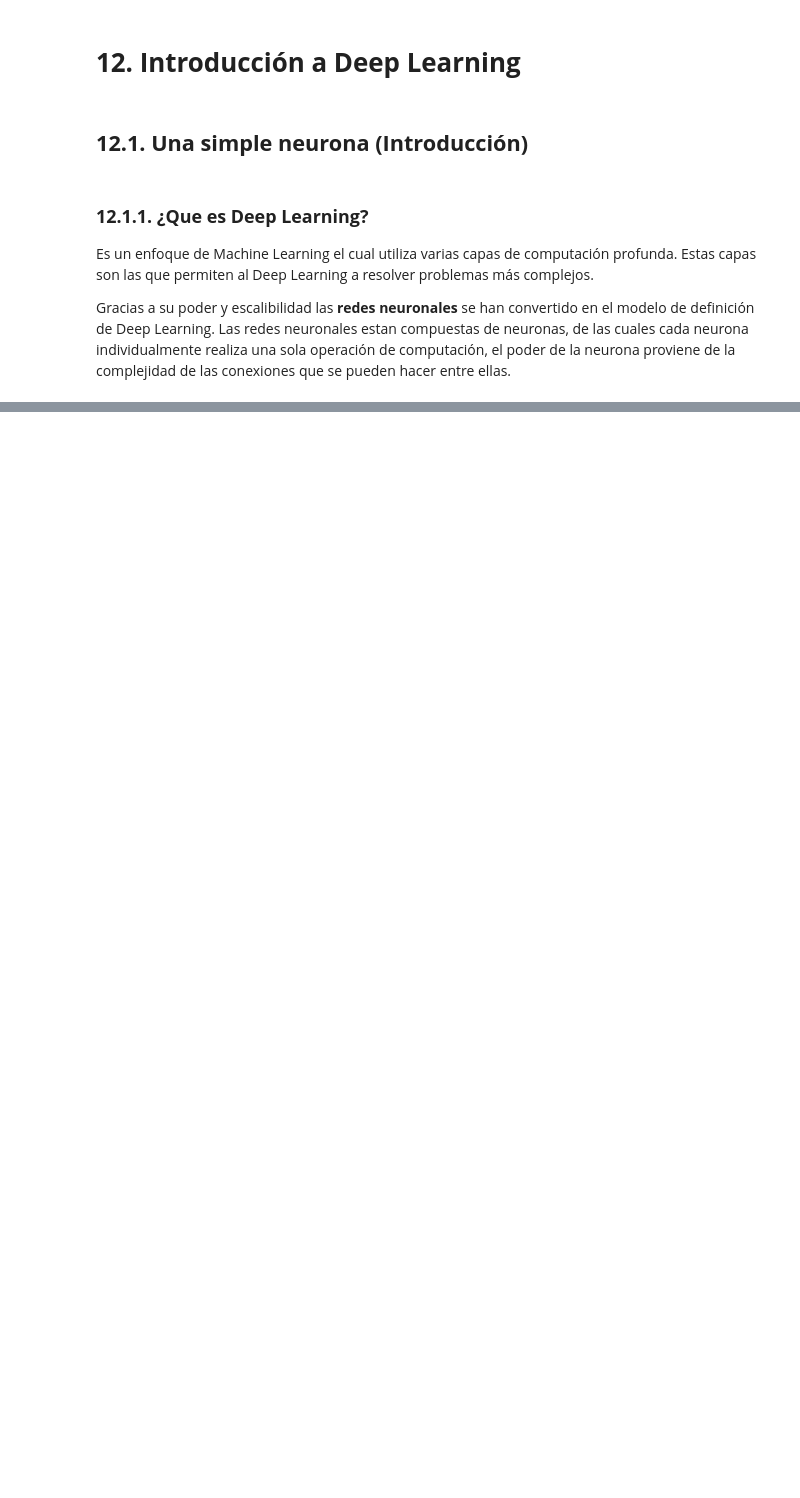
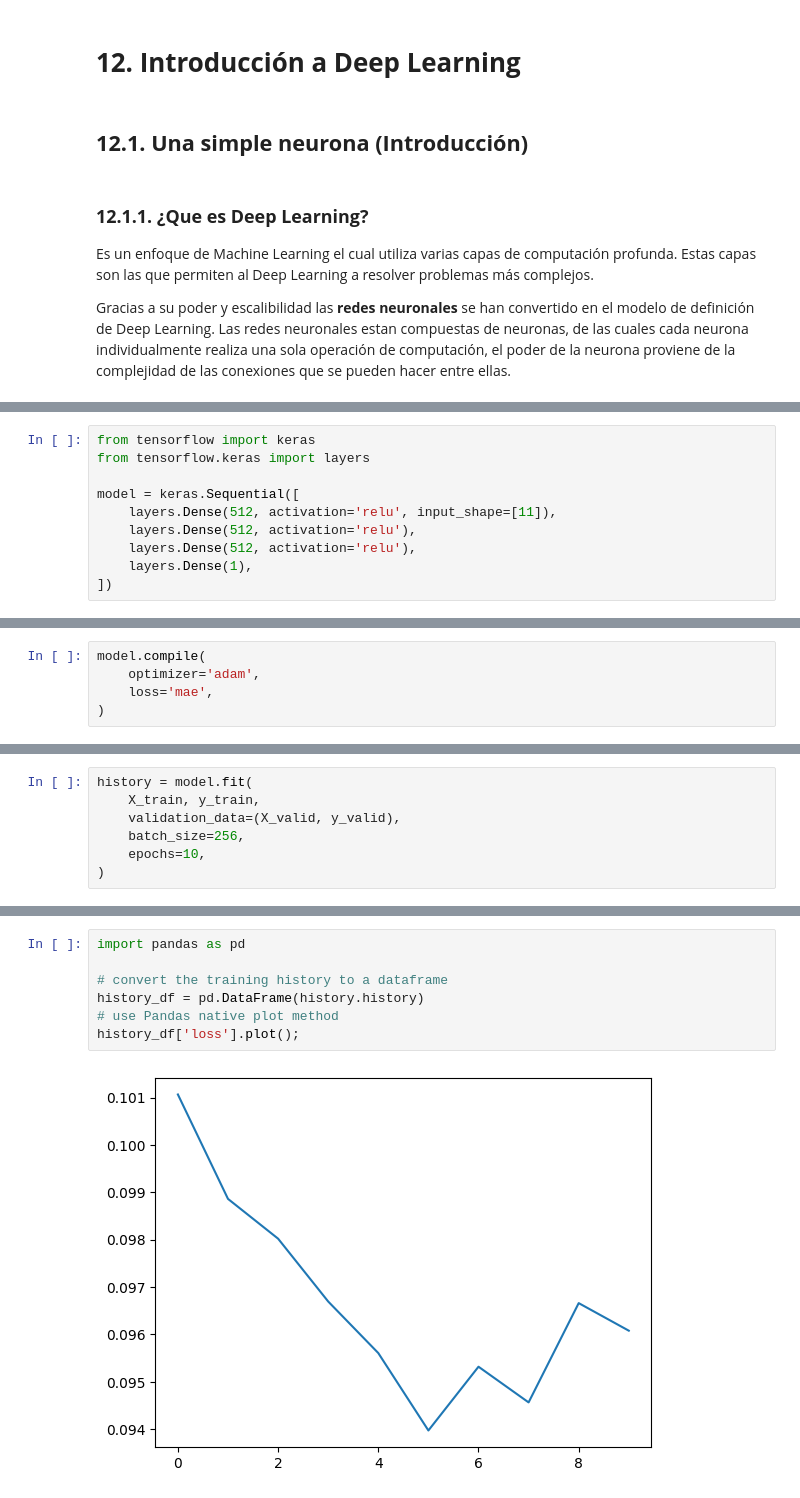
Before and after one commit to Kur0n3-112/CuadernosJupyterlab, a Jupyter notebook: kaggle/12_IntroToDeepLearning.ipynb, the cells around one changed output, grey strips where cells are left out. Cells and saved outputs as stored; diff of their text form; blank space fills up the shorter version.

```diff
--- a/kaggle/12_IntroToDeepLearning.ipynb
+++ b/kaggle/12_IntroToDeepLearning.ipynb
@@ -21,0 +198,10 @@ La *y* es el valor que la neurona emite finalmente. Para obtener la salida, la n
+# %%
+from tensorflow import keras
+from tensorflow.keras import layers
+
+model = keras.Sequential([
+    layers.Dense(512, activation='relu', input_shape=[11]),
+    layers.Dense(512, activation='relu'),
+    layers.Dense(512, activation='relu'),
+    layers.Dense(1),
+])
@@ -21,0 +212,5 @@ La *y* es el valor que la neurona emite finalmente. Para obtener la salida, la n
+# %%
+model.compile(
+    optimizer='adam',
+    loss='mae',
+)
@@ -21,0 +219,7 @@ La *y* es el valor que la neurona emite finalmente. Para obtener la salida, la n
+# %%
+history = model.fit(
+    X_train, y_train,
+    validation_data=(X_valid, y_valid),
+    batch_size=256,
+    epochs=10,
+)
@@ -21,0 +251,9 @@ La *y* es el valor que la neurona emite finalmente. Para obtener la salida, la n
+# %%
+import pandas as pd
+
+# convert the training history to a dataframe
+history_df = pd.DataFrame(history.history)
+# use Pandas native plot method
+history_df['loss'].plot();
+# %% [output]
+[figure, added]
```
Also changed, not shown: parts of 24 cells of this notebook, 10 other files.
